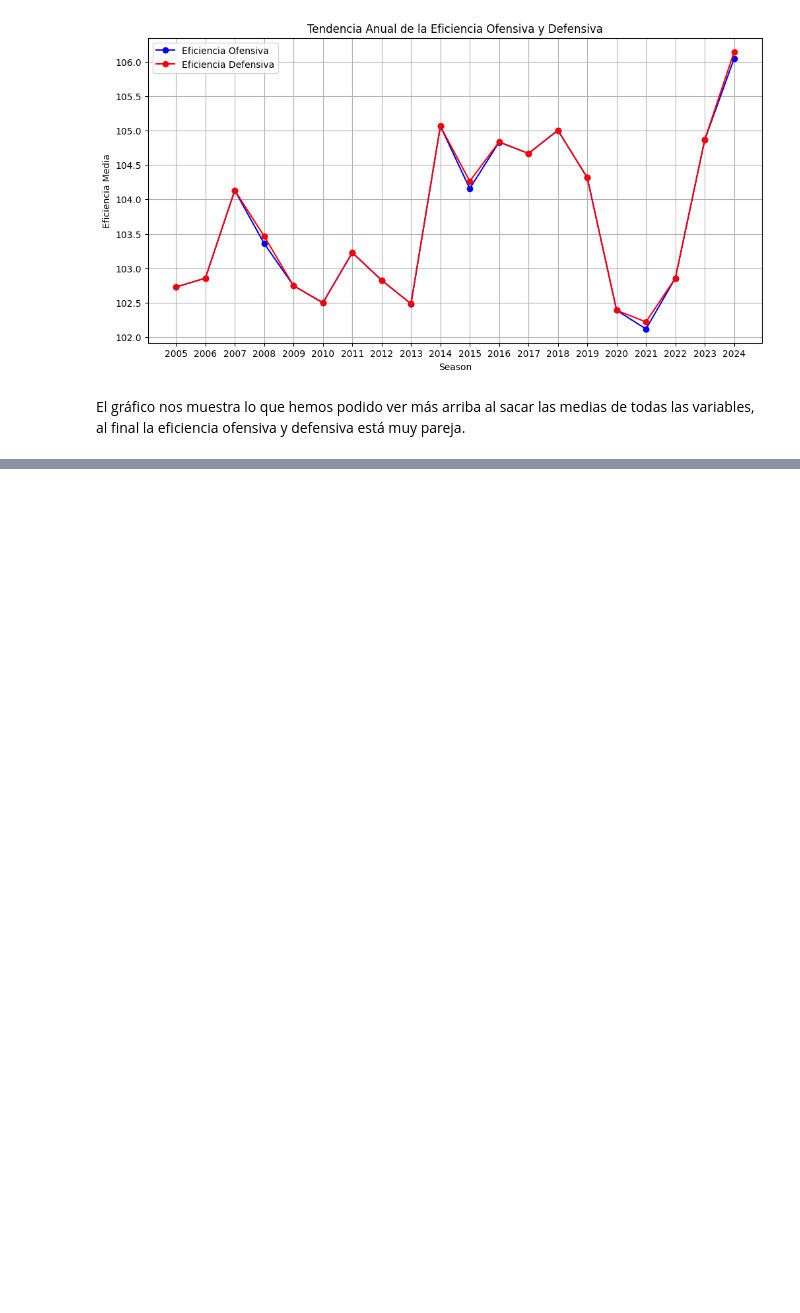
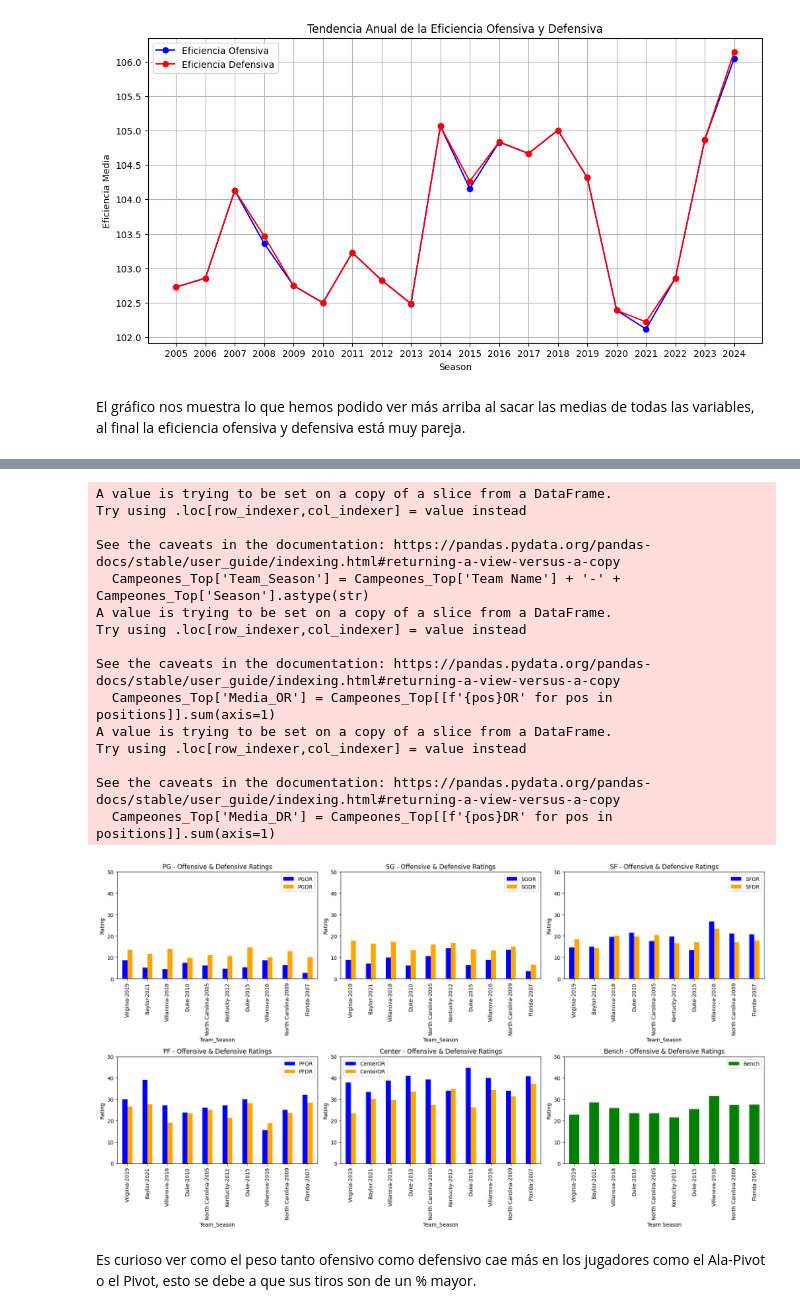
Before and after one commit to AlbertoVentura8/AnalisisDataset, a Jupyter notebook: MarchMad_Analisis.ipynb, the cells around one changed output, grey strips where cells are left out. Saved outputs shown, nothing was run; the diff lists cells and outputs as text; code cells hidden in the pictures; blank space fills up the shorter version.

```diff
--- a/MarchMad_Analisis.ipynb
+++ b/MarchMad_Analisis.ipynb
@@ -325,0 +676,6 @@ Passing `palette` without assigning `hue` is deprecated and will be removed in v
+# %%
+Finalistas_df = pd.concat([
+    Campeones[['Season', 'Team Name']].rename(columns={'Team Name': 'Team Name', 'Season': 'Season'}).assign(Is_Champion='Si'),
+    Campeones[['Season', 'Subcampeon']].rename(columns={'Subcampeon': 'Team Name'}).assign(Is_Champion='No')
+])
+print(Finalistas_df)
@@ -325,0 +728,4 @@ Passing `palette` without assigning `hue` is deprecated and will be removed in v
+# %%
+# Vamos a ver que equipos están el top de equipos
+finalists_top = pd.merge(March_Madness_df.sort_values('Net Rating', ascending=False).head(30), Finalistas_df, on=['Team Name', 'Season'])
+print(finalists_top)
@@ -325,0 +750,4 @@ Passing `palette` without assigning `hue` is deprecated and will be removed in v
+# %%
+# De los mejores equipos según el Net Rating, cuantos si han sido campeones
+Campeones_Top = finalists_top[finalists_top['Is_Champion'] == 'Si']
+print(Campeones_Top)
@@ -325,0 +772,61 @@ Passing `palette` without assigning `hue` is deprecated and will be removed in v
+# %%
+# Vamos a ver los ORs por posición
+positions = ['PG', 'SG', 'SF', 'PF', 'Center']
+Campeones_Top['Team_Season'] = Campeones_Top['Team Name'] + '-' + Campeones_Top['Season'].astype(str)
+# Crear una figura y un conjunto de subgráficos
+fig, axes = plt.subplots(2, 3, figsize=(18, 10))
+
+for i, position in enumerate(positions):
+    row, col = divmod(i, 3)
+
+    # Filtrar las columnas relevantes para OR y DR de la posición
+    or_column = f'{position}OR'
+    dr_column = f'{position}DR'
+
+    # Crear gráfico de barras para OR y DR
+    Campeones_Top.plot(kind='bar', x='Team_Season', y=[or_column, dr_column], ax=axes[row, col], color=['blue', 'orange'])
+
+    # Título para cada gráfico
+    axes[row, col].set_title(f'{position} - Offensive & Defensive Ratings')
+    axes[row, col].set_ylabel('Rating')
+    axes[row, col].set_xlabel('Team_Season')
+    axes[row, col].set_ylim(0, 50)
+
+
+# Calcular la media de los titulares para cada equipo
+Campeones_Top['Media_OR'] = Campeones_Top[[f'{pos}OR' for pos in positions]].sum(axis=1)
+Campeones_Top['Media_DR'] = Campeones_Top[[f'{pos}DR' for pos in positions]].sum(axis=1)
+
+# Graficar la media de los titulares en el subgráfico vacío
+Campeones_Top.plot(kind='bar', x='Team_Season', y=['Bench'], ax=axes[1, 2], color=['green'])
+
+# Título para la gráfica de la media de los titulares
+axes[1, 2].set_title('Bench - Offensive & Defensive Ratings')
+axes[1, 2].set_ylabel('Rating')
+axes[1, 2].set_xlabel('Team Season')
+axes[1, 2].set_ylim(0, 50)
+
+# Ajustar el diseño para evitar solapamientos
+plt.tight_layout()
+
+# Mostrar el conjunto de gráficos
+plt.show()
+# %% [output]
+A value is trying to be set on a copy of a slice from a DataFrame.
+Try using .loc[row_indexer,col_indexer] = value instead
+
+See the caveats in the documentation: https://pandas.pydata.org/pandas-docs/stable/user_guide/indexing.html#returning-a-view-versus-a-copy
+  Campeones_Top['Team_Season'] = Campeones_Top['Team Name'] + '-' + Campeones_Top['Season'].astype(str)
+A value is trying to be set on a copy of a slice from a DataFrame.
+Try using .loc[row_indexer,col_indexer] = value instead
+
+See the caveats in the documentation: https://pandas.pydata.org/pandas-docs/stable/user_guide/indexing.html#returning-a-view-versus-a-copy
+  Campeones_Top['Media_OR'] = Campeones_Top[[f'{pos}OR' for pos in positions]].sum(axis=1)
+A value is trying to be set on a copy of a slice from a DataFrame.
+Try using .loc[row_indexer,col_indexer] = value instead
+
+See the caveats in the documentation: https://pandas.pydata.org/pandas-docs/stable/user_guide/indexing.html#returning-a-view-versus-a-copy
+  Campeones_Top['Media_DR'] = Campeones_Top[[f'{pos}DR' for pos in positions]].sum(axis=1)
+[figure, added]
+# %% [markdown]
+Es curioso ver como el peso tanto ofensivo como defensivo cae más en los jugadores como el Ala-Pivot o el Pivot, esto se debe a que sus tiros son de un % mayor.
```
Also changed, not shown: parts of 30 cells of this notebook.
